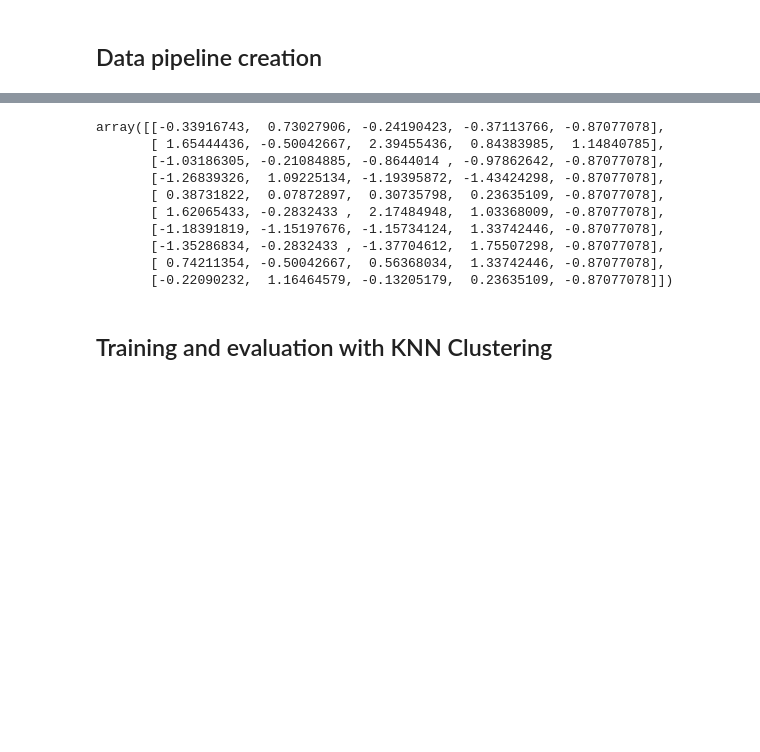
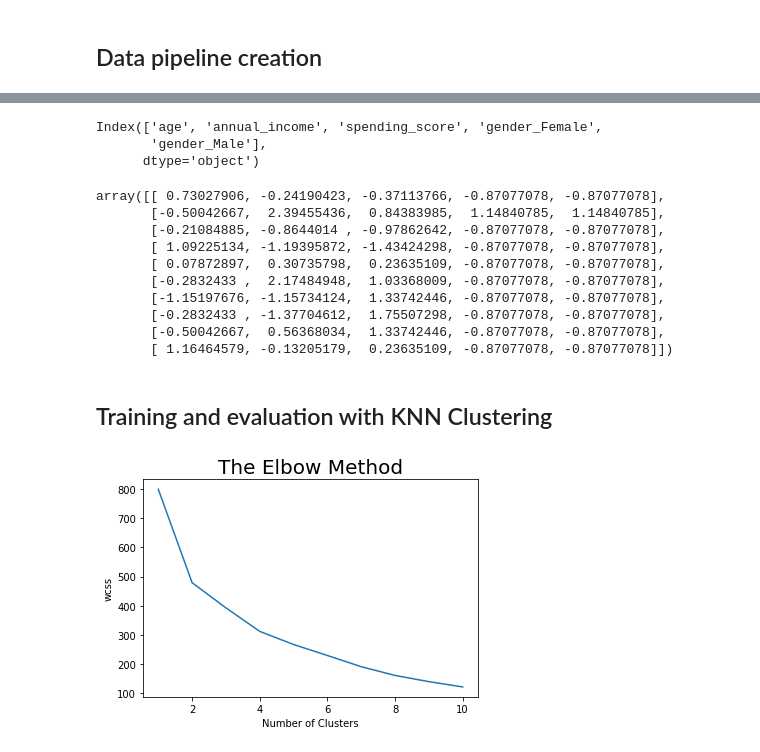
Before and after one commit to sernome/segmentation, a Jupyter notebook: cs_ml_pipeline.ipynb, the cells around one changed output, grey strips where cells are left out. Saved outputs shown, nothing was run; the diff lists cells and outputs as text; code cells hidden in the pictures; blank space fills up the shorter version.

```diff
--- a/cs_ml_pipeline.ipynb
+++ b/cs_ml_pipeline.ipynb
@@ -119,5 +122,6 @@ mall_d = pd.get_dummies(mall, columns=['gender'], drop_first=True)
 # %%
 mall_d['gender_Male'] = mall_d.gender_Male.astype('category')
+mall_d['gender_Female'] = mall_d.gender_Male.astype('category')
 # %%
 mall_d.info()
 # %% [output]
@@ -134,18 +139,43 @@ memory usage: 11.5 KB
+# %%
+mall_dx = mall_d.iloc[:,1:]
+mall_dx.columns
+# %% [output]
+Index(['age', 'annual_income', 'spending_score', 'gender_Female',
+       'gender_Male'],
+      dtype='object')
 # %%
 from sklearn.preprocessing import StandardScaler
 sc = StandardScaler()
-mall_rd = sc.fit_transform(mall_d)
+mall_rd = sc.fit_transform(mall_dx)
 mall_rd[:10]
 # %% [output]
-array([[-0.33916743,  0.73027906, -0.24190423, -0.37113766, -0.87077078],
-       [ 1.65444436, -0.50042667,  2.39455436,  0.84383985,  1.14840785],
-       [-1.03186305, -0.21084885, -0.8644014 , -0.97862642, -0.87077078],
-       [-1.26839326,  1.09225134, -1.19395872, -1.43424298, -0.87077078],
-       [ 0.38731822,  0.07872897,  0.30735798,  0.23635109, -0.87077078],
-       [ 1.62065433, -0.2832433 ,  2.17484948,  1.03368009, -0.87077078],
-       [-1.18391819, -1.15197676, -1.15734124,  1.33742446, -0.87077078],
-       [-1.35286834, -0.2832433 , -1.37704612,  1.75507298, -0.87077078],
-       [ 0.74211354, -0.50042667,  0.56368034,  1.33742446, -0.87077078],
-       [-0.22090232,  1.16464579, -0.13205179,  0.23635109, -0.87077078]])
+array([[ 0.73027906, -0.24190423, -0.37113766, -0.87077078, -0.87077078],
+       [-0.50042667,  2.39455436,  0.84383985,  1.14840785,  1.14840785],
+       [-0.21084885, -0.8644014 , -0.97862642, -0.87077078, -0.87077078],
+       [ 1.09225134, -1.19395872, -1.43424298, -0.87077078, -0.87077078],
+       [ 0.07872897,  0.30735798,  0.23635109, -0.87077078, -0.87077078],
+       [-0.2832433 ,  2.17484948,  1.03368009, -0.87077078, -0.87077078],
+       [-1.15197676, -1.15734124,  1.33742446, -0.87077078, -0.87077078],
+       [-0.2832433 , -1.37704612,  1.75507298, -0.87077078, -0.87077078],
+       [-0.50042667,  0.56368034,  1.33742446, -0.87077078, -0.87077078],
+       [ 1.16464579, -0.13205179,  0.23635109, -0.87077078, -0.87077078]])
 # %% [markdown]
 ## Training and evaluation with KNN Clustering
+# %%
+X = mall_rd.copy()
+# %%
+from sklearn.cluster import KMeans
+
+wcss = []
+for i in range(1,11):
+    km = KMeans(n_clusters=i, init='k-means++', max_iter=300, n_init=10, random_state=0)
+    km.fit(X)
+    wcss.append(km.inertia_)
+
+plt.plot(range(1,11), wcss)
+plt.title("The Elbow Method", fontsize=20)
+plt.xlabel("Number of Clusters")
+plt.ylabel("wcss")
+plt.show()
+# %% [output]
+[figure, added]
```
Also changed, not shown: parts of 6 cells of this notebook, 1 other file.
